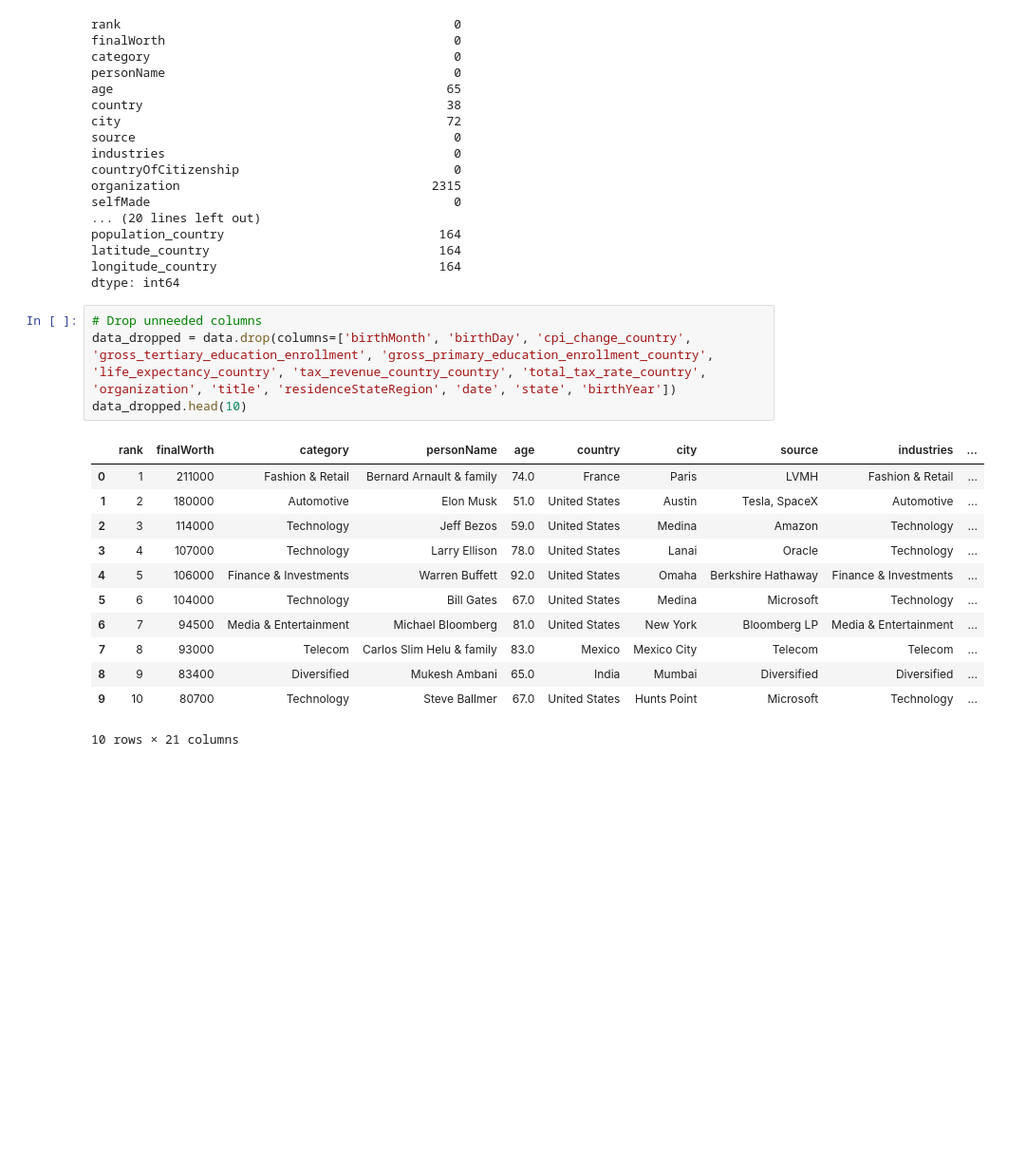
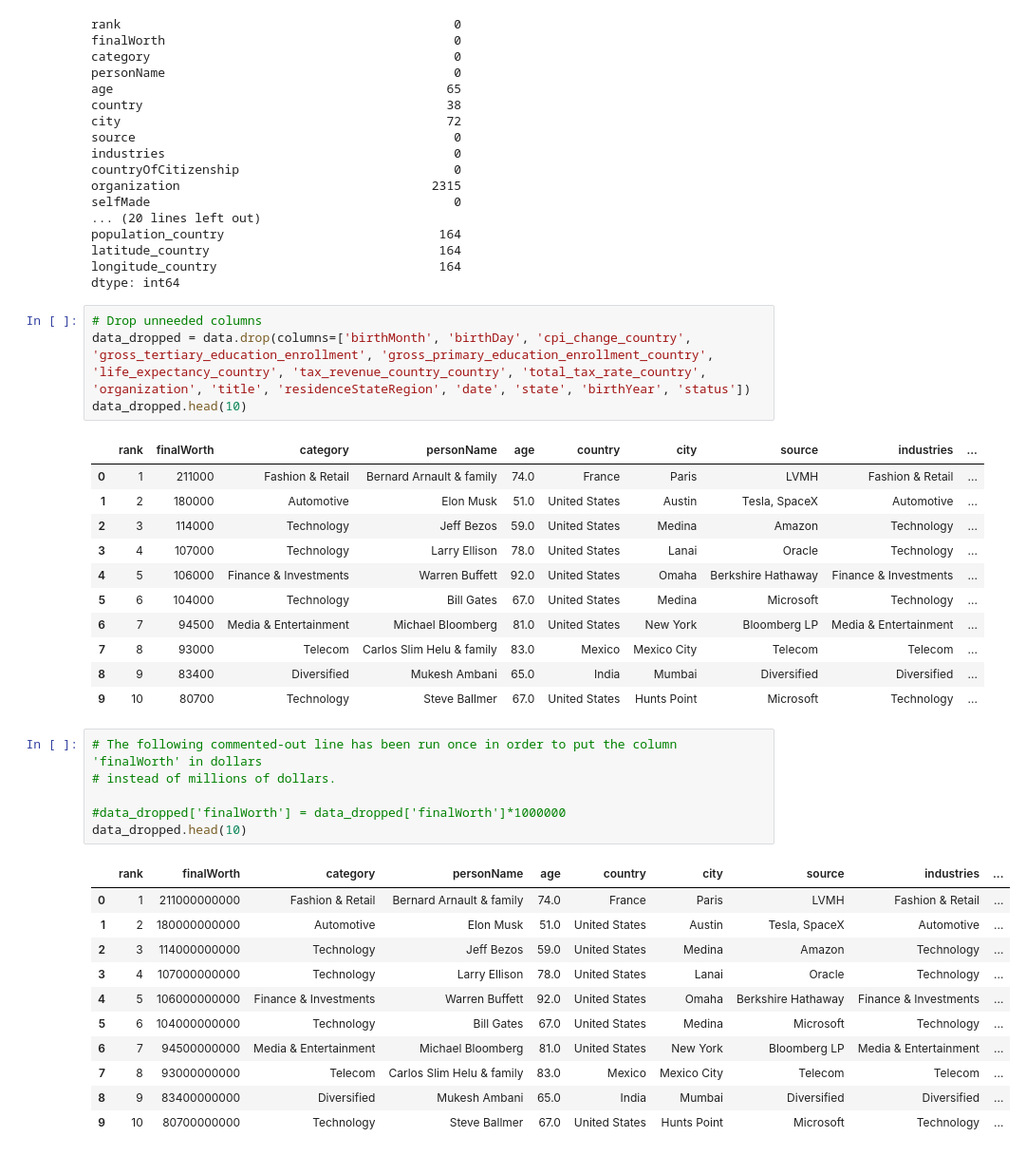
Before and after one commit to cmaijala/Billionaire-Insights, a Jupyter notebook: main.ipynb, the cells around one changed output. Shown: that part at 95% size. Saved outputs shown, nothing was run; the diff lists cells and outputs as text; blank space fills up the shorter version.

Commit message:
Nearly completed data cleaning. Still working on merging the dataframes 'data_dropped' and 'world_cities' to avoid duplicate rows.

```diff
--- a/main.ipynb
+++ b/main.ipynb
@@ -51,7 +51,7 @@ longitude_country                              164
 dtype: int64
 # %%
 # Drop unneeded columns
-data_dropped = data.drop(columns=['birthMonth', 'birthDay', 'cpi_change_country', 'gross_tertiary_education_enrollment', 'gross_primary_education_enrollment_country', 'life_expectancy_country', 'tax_revenue_country_country', 'total_tax_rate_country', 'organization', 'title', 'residenceStateRegion', 'date', 'state', 'birthYear'])
+data_dropped = data.drop(columns=['birthMonth', 'birthDay', 'cpi_change_country', 'gross_tertiary_education_enrollment', 'gross_primary_education_enrollment_country', 'life_expectancy_country', 'tax_revenue_country_country', 'total_tax_rate_country', 'organization', 'title', 'residenceStateRegion', 'date', 'state', 'birthYear', 'status'])
 data_dropped.head(10)
 # %% [output]
 |  | rank | finalWorth | category | personName | age | country | city | source | industries | ... |
@@ -65,4 +65,21 @@ data_dropped.head(10)
 | 7 | 8 | 93000 | Telecom | Carlos Slim Helu & family | 83.0 | Mexico | Mexico City | Telecom | Telecom | ... |
 | 8 | 9 | 83400 | Diversified | Mukesh Ambani | 65.0 | India | Mumbai | Diversified | Diversified | ... |
 | 9 | 10 | 80700 | Technology | Steve Ballmer | 67.0 | United States | Hunts Point | Microsoft | Technology | ... |
-10 rows × 21 columns
+# %%
+# The following commented-out line has been run once in order to put the column 'finalWorth' in dollars
+# instead of millions of dollars.
+
+#data_dropped['finalWorth'] = data_dropped['finalWorth']*1000000
+data_dropped.head(10)
+# %% [output]
+|  | rank | finalWorth | category | personName | age | country | city | source | industries | ... |
+| 0 | 1 | 211000000000 | Fashion & Retail | Bernard Arnault & family | 74.0 | France | Paris | LVMH | Fashion & Retail | ... |
+| 1 | 2 | 180000000000 | Automotive | Elon Musk | 51.0 | United States | Austin | Tesla, SpaceX | Automotive | ... |
+| 2 | 3 | 114000000000 | Technology | Jeff Bezos | 59.0 | United States | Medina | Amazon | Technology | ... |
+| 3 | 4 | 107000000000 | Technology | Larry Ellison | 78.0 | United States | Lanai | Oracle | Technology | ... |
+| 4 | 5 | 106000000000 | Finance & Investments | Warren Buffett | 92.0 | United States | Omaha | Berkshire Hathaway | Finance & Investments | ... |
+| 5 | 6 | 104000000000 | Technology | Bill Gates | 67.0 | United States | Medina | Microsoft | Technology | ... |
+| 6 | 7 | 94500000000 | Media & Entertainment | Michael Bloomberg | 81.0 | United States | New York | Bloomberg LP | Media & Entertainment | ... |
+| 7 | 8 | 93000000000 | Telecom | Carlos Slim Helu & family | 83.0 | Mexico | Mexico City | Telecom | Telecom | ... |
+| 8 | 9 | 83400000000 | Diversified | Mukesh Ambani | 65.0 | India | Mumbai | Diversified | Diversified | ... |
+| 9 | 10 | 80700000000 | Technology | Steve Ballmer | 67.0 | United States | Hunts Point | Microsoft | Technology | ... |
```
Also changed, not shown: parts of 3 cells of this notebook, 3 other files.
